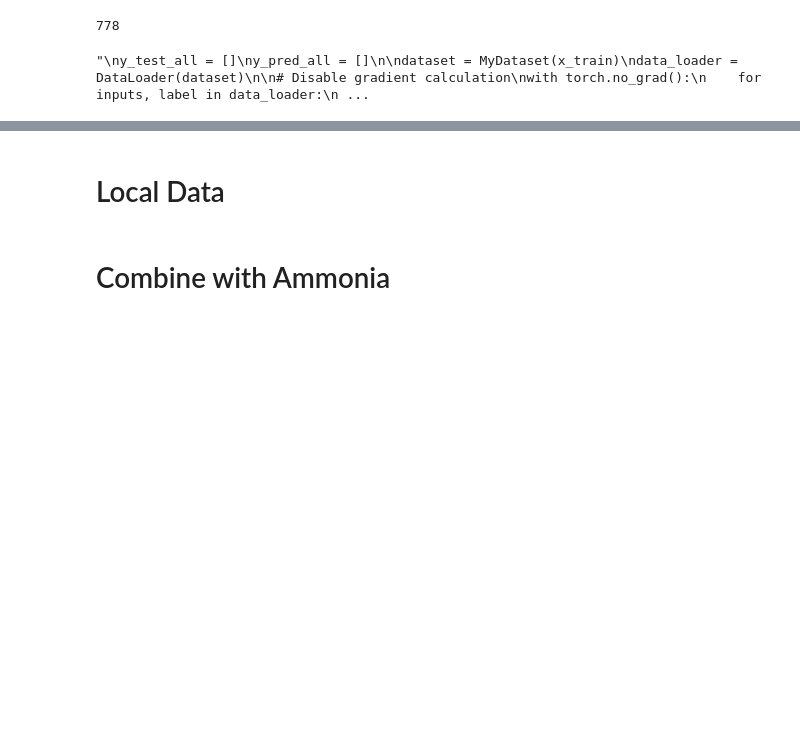
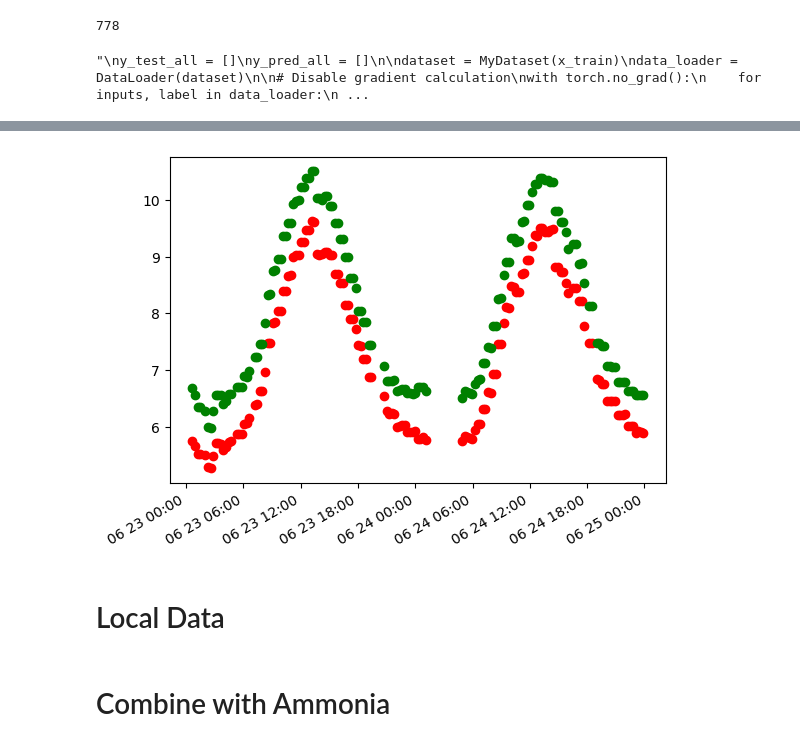
Before and after one commit to NawidT/morefish-ml, a Jupyter notebook: training/do_training.ipynb, the cells around one changed output, grey strips where cells are left out. Cells and saved outputs as stored; diff of their text form; code cells hidden in the pictures; blank space fills up the shorter version.

```diff
--- a/training/do_training.ipynb
+++ b/training/do_training.ipynb
@@ -527,3 +686,40 @@ with open(model_filename, 'wb') as file:
+# %%
+import matplotlib.pyplot as plt
+from matplotlib.dates import DateFormatter
+
+# y_pred = huber_reg.predict(x_train)
+# df['huber'] = y_pred
+
+# y_pred = ridge.predict(x_train)
+# df['ridge'] = y_pred
+
+y_pred = svm_spline.predict(x_train)
+df['Spline'] = y_pred
+
+# y_pred = custom_stacking_predict(x_train, weights={'svm_spline': 5, 'svm_robust': 2, 'model': 3})
+# y_pred = svm_stack.predict(x_train)
+# df['clfstack'] = y_pred
+
+y_pred = svm_weighted.predict(x_train)
+df['weighted'] = y_pred
+
+
+fig, ax = plt.subplots()
+bet = df.loc[df['datetime'].between('2023-06-23', '2023-06-25')]
+
+ax.plot(bet['datetime'], bet['weighted'].astype(float), 'ro')
+ax.plot(bet['datetime'], bet['Spline'].astype(float), 'go')
+#ax.plot(bet['datetime'], bet['Robust'].astype(float), 'bo')
+#ax.plot(bet['datetime'], bet['clfstack'].astype(float), 'yo')
+
+myFmt = DateFormatter("%m %d %H:%M")
+ax.xaxis.set_major_formatter(myFmt)
+
+## Rotate date labels automatically
+fig.autofmt_xdate()
+plt.show()
+# %% [output]
+[figure, added]
 # %% [markdown]
 # Local Data
 # %%
```
Also changed, not shown: parts of 18 cells of this notebook, 8 other files.
